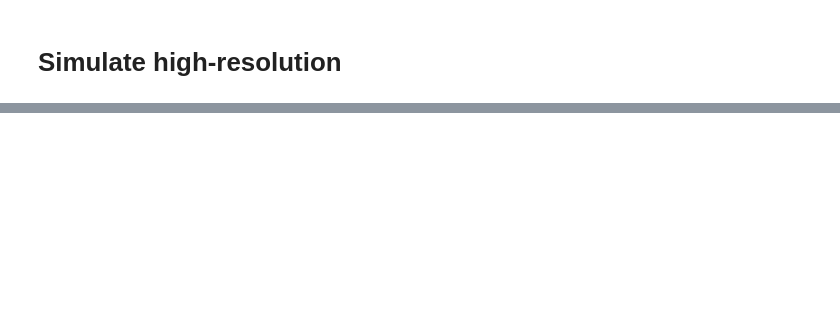
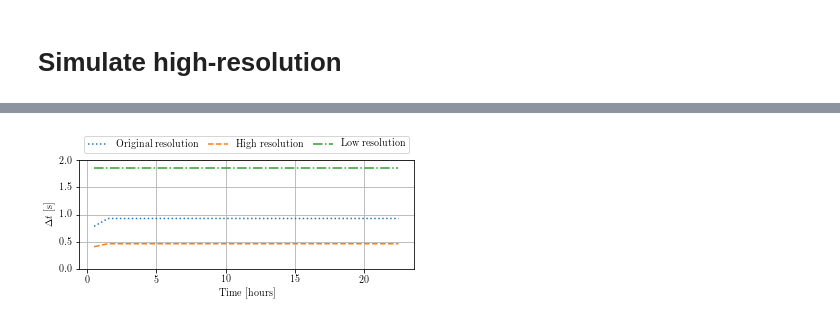
Before and after one commit to metno/gpu-ocean, a Jupyter notebook: gpu_ocean/demos/realisticSimulations/Lofoten.ipynb, the cells around one changed output, grey strips where cells are left out. Drawn from its saved outputs; the diff is of its cells as text; code cells hidden in the pictures; blank space fills up the shorter version.

```diff
--- a/gpu_ocean/demos/realisticSimulations/Lofoten.ipynb
+++ b/gpu_ocean/demos/realisticSimulations/Lofoten.ipynb
@@ -413,7 +462,7 @@ timesteps = list(range(0,24))
 #timesteps = list(range(0,2))
 
 try:
-    ncfile = Dataset(norkyst800_url)
+    ncfile = Dataset(source_url)
     time_var = ncfile.variables['time']
     print(time_var.shape)
     time = time_var[timesteps]
@@ -436,7 +478,7 @@ print(time/3600)
 # Get boundary conditions
 # %%
 try:
-    ncfile = Dataset(norkyst800_url)
+    ncfile = Dataset(source_url)
 
     H = ncfile.variables['h'][y0-1:y1+1, x0-1:x1+1]
 
@@ -595,7 +632,7 @@ bc_data = Common.BoundaryConditionsData(time,
 # Get wind forcing
 # %%
 try:
-    ncfile = Dataset(norkyst800_url)
+    ncfile = Dataset(source_url)
     u_wind = ncfile.variables['Uwind'][timesteps, y0:y1, x0:x1]
     v_wind = ncfile.variables['Vwind'][timesteps, y0:y1, x0:x1]
 except Exception as e:
@@ -698,7 +727,7 @@ wind_source = WindStress.WindStress(t=time, X=wind_stress_u, Y=wind_stress_v)
 # Get domain size
 # %%
 try:
-    Dataset(norkyst800_url)
+    Dataset(source_url)
     x = ncfile.variables['X'][x0:x1]
     y = ncfile.variables['Y'][y0:y1]
 except Exception as e:
@@ -1526,0 +1511,75 @@ zeta.min, zeta.max:  -2.1290002 1.8240001
+# %%
+def plotAllStatistics(filenames, labels, single_figs=False):
+
+    patterns = [':', '--', '-.']
+
+    assert(len(filenames) == len(labels))
+
+    if not single_figs:
+        plt.figure(figsize=(6,2))
+
+    for i in range(len(filenames)):
+        filename = filenames[i]
+        label = labels[i]
+        pattern = patterns[i]
+
+        if single_figs:
+            plt.figure(figsize=(12,4))
+
+        filename = os.path.join(folder, filename)
+        try:
+            ncfile = Dataset(filename)
+            t = ncfile.variables['time'][:]
+            num_iterations = ncfile.variables['num_iterations'][:]
+
+            num_timesteps = len(t)
+            max_abs_u = np.zeros(num_timesteps)
+            max_abs_v = np.zeros(num_timesteps)
+
+            H_m = ncfile.variables['Hm'][:,:]
+
+            for i in range(num_timesteps):
+                h = H_m + ncfile.variables['eta'][i,:,:]
+
+                u = ncfile.variables['hu'][i,:,:] / h
+                v = ncfile.variables['hv'][i,:,:] / h
+
+                max_abs_u[i] = np.max(np.abs(u))
+                max_abs_v[i] = np.max(np.abs(v))
+
+
+        except Exception as e:
+            print("Something went wrong:" + str(e))
+            raise e
+        finally:
+            ncfile.close()
+
+        #plt.title("Statistics")
+        #plt.subplot(2,1,1)
+        plt.plot(0.5*(t[1:] + t[:-1])/3600, np.diff(t)/np.diff(num_iterations),
+                 pattern, label=label)
+    plt.legend(bbox_to_anchor=(0,1.02,1,0.2), loc="lower left",
+               mode='expand', ncol=3)
+    plt.ylim([0, 2])
+    plt.grid()
+    plt.xlabel('Time [hours]')
+    plt.ylabel('$\Delta t$ [s]')
+
+    plt.savefig(os.path.join(folder, 'adaptive_dt.pdf'), bbox_inches='tight')
+
+    #plt.subplot(2,1,2)
+    #plt.plot(t/3600, max_abs_u, label="Max $|u|$")
+    #plt.plot(t/3600, max_abs_v, label="Max $|v|$")
+    #plt.legend()
+
+filenames = [casename+"original.nc",
+             casename+"highres.nc",
+             casename+"lowres.nc"]
+labels = ['Original resolution',
+          'High resolution',
+          'Low resolution']
+
+
+plotAllStatistics(filenames, labels, single_figs=0)
+# %% [output]
+[figure, added]
```
Also changed, not shown: parts of 36 cells of this notebook.
